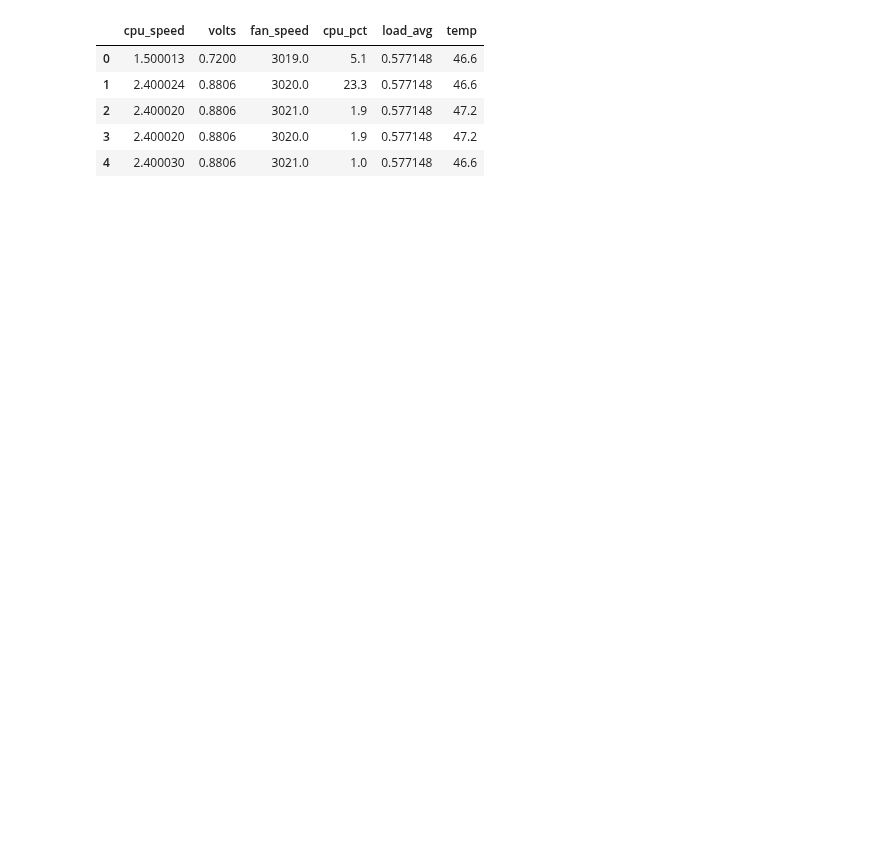
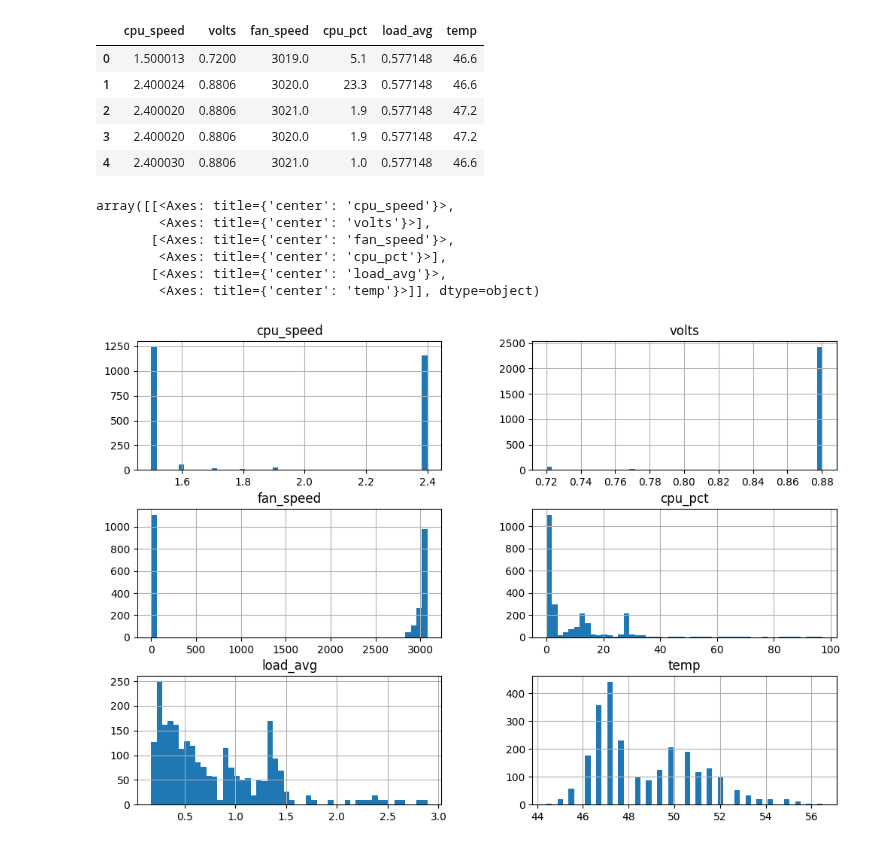
Before and after one commit to raspberrypipress/ai-projects-raspberrypi, a Jupyter notebook: eg/ch02/Analyse CPU Data.ipynb, the cells around one changed output. Drawn from its saved outputs; the diff is of its cells as text; code cells hidden in the pictures; blank space fills up the shorter version.

```diff
--- a/eg/ch02/Analyse CPU Data.ipynb
+++ b/eg/ch02/Analyse CPU Data.ipynb
@@ -14,12 +14,20 @@ from datetime import datetime
 rcParams['figure.figsize'] = 5, 4
 # %%
 df = pd.read_csv("readings.csv")
-df.head()
+display(df.head())
+df.hist(bins=50, figsize=(12, 8))
 # %% [output]
 |  | cpu_speed | volts | fan_speed | cpu_pct | load_avg | temp |
 | 0 | 1.500013 | 0.7200 | 3019.0 | 5.1 | 0.577148 | 46.6 |
 | 1 | 2.400024 | 0.8806 | 3020.0 | 23.3 | 0.577148 | 46.6 |
 | 2 | 2.400020 | 0.8806 | 3021.0 | 1.9 | 0.577148 | 47.2 |
 | 3 | 2.400020 | 0.8806 | 3020.0 | 1.9 | 0.577148 | 47.2 |
 | 4 | 2.400030 | 0.8806 | 3021.0 | 1.0 | 0.577148 | 46.6 |
+array([[<Axes: title={'center': 'cpu_speed'}>,
+        <Axes: title={'center': 'volts'}>],
+       [<Axes: title={'center': 'fan_speed'}>,
+        <Axes: title={'center': 'cpu_pct'}>],
+       [<Axes: title={'center': 'load_avg'}>,
+        <Axes: title={'center': 'temp'}>]], dtype=object)
+[figure, added]
 # %%
```
Also changed, not shown: parts of 10 cells of this notebook.
